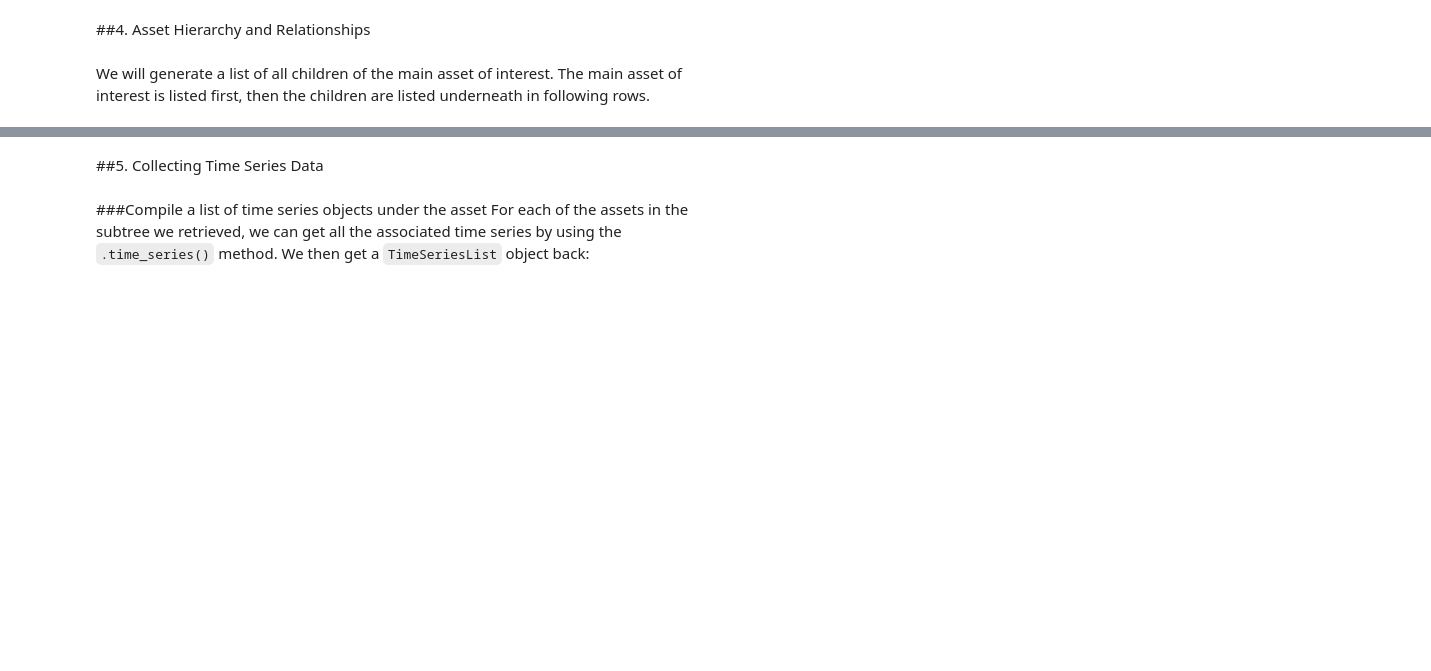
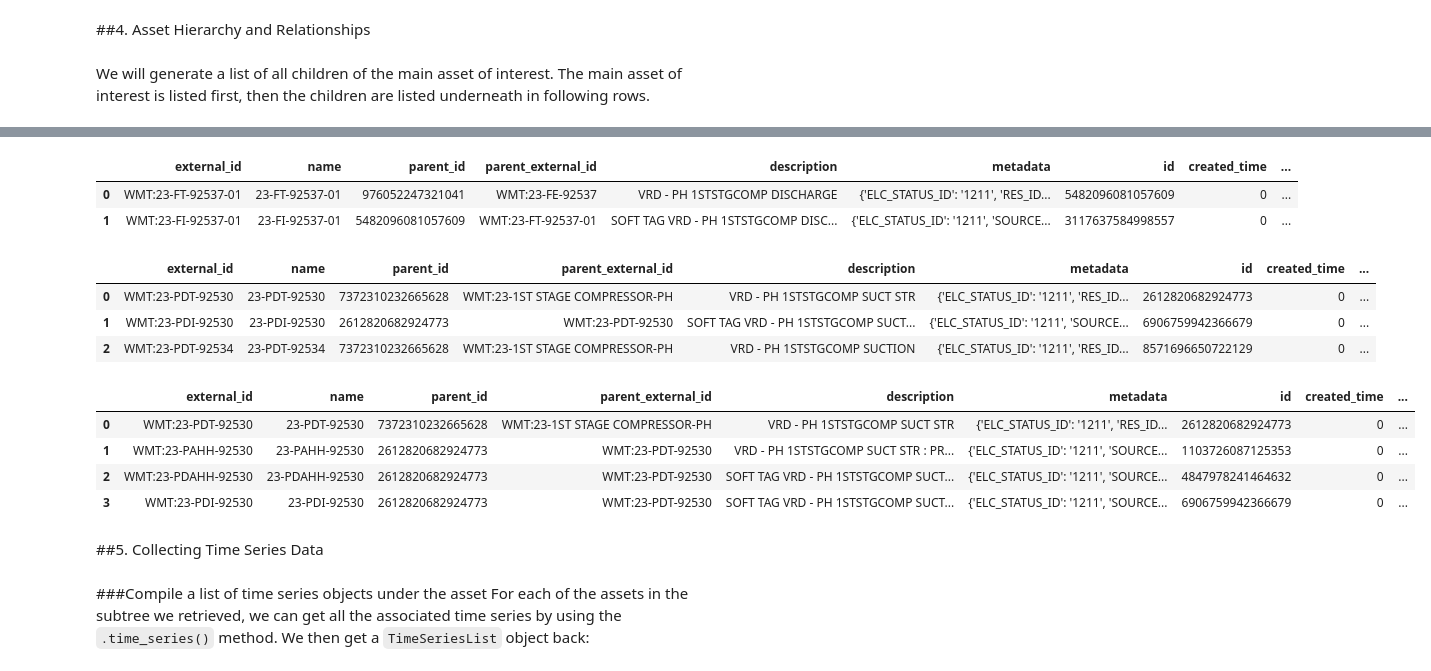
Before and after one commit to StephenJanesRadix/CogniteSDK, a Jupyter notebook: Introduction_to_Cognite_Python_SDK.ipynb, the cells around one changed output, grey strips where cells are left out. Saved outputs shown, nothing was run; the diff lists cells and outputs as text; code cells hidden in the pictures; blank space fills up the shorter version.

```diff
--- a/Introduction_to_Cognite_Python_SDK.ipynb
+++ b/Introduction_to_Cognite_Python_SDK.ipynb
@@ -135,6 +156,29 @@ subtree[:5]
 | 2 | WMT:230900 | 230900 | 3111454725058294 | WMT:23 | GAS COMPRESSION AND RE-INJECTION ... | {'ELC_STATUS_ID': '1211', 'SOURCE... | 6895991969886325 | 0 | ... |
 | 3 | WMT:23-TT-92604B | 23-TT-92604B | 6895991969886325 | WMT:230900 | VRD - PH 1STSTGDISCCOOL COOLMED IN | {'ELC_STATUS_ID': '1212', 'SOURCE... | 1150715783816357 | 0 | ... |
 | 4 | WMT:23-1ST STAGE COMPRESSION-PH | 23-1ST STAGE COMPRESSION-PH | 6895991969886325 | WMT:230900 | 1ST STAGE COMPRESSION ON PH | {'ELC_STATUS_ID': '1211', 'SOURCE... | 4518112062673878 | 0 | ... |
+# %%
+client.assets.retrieve_subtree(id=5482096081057609)
+# %% [output]
+|  | external_id | name | parent_id | parent_external_id | description | metadata | id | created_time | ... |
+| 0 | WMT:23-FT-92537-01 | 23-FT-92537-01 | 976052247321041 | WMT:23-FE-92537 | VRD - PH 1STSTGCOMP DISCHARGE | {'ELC_STATUS_ID': '1211', 'RES_ID... | 5482096081057609 | 0 | ... |
+| 1 | WMT:23-FI-92537-01 | 23-FI-92537-01 | 5482096081057609 | WMT:23-FT-92537-01 | SOFT TAG VRD - PH 1STSTGCOMP DISC... | {'ELC_STATUS_ID': '1211', 'SOURCE... | 3117637584998557 | 0 | ... |
+# %%
+asset_name = "23-PDT-92530"
+assets = client.assets.search(name=asset_name)
+assets[:3]
+# %% [output]
+|  | external_id | name | parent_id | parent_external_id | description | metadata | id | created_time | ... |
+| 0 | WMT:23-PDT-92530 | 23-PDT-92530 | 7372310232665628 | WMT:23-1ST STAGE COMPRESSOR-PH | VRD - PH 1STSTGCOMP SUCT STR | {'ELC_STATUS_ID': '1211', 'RES_ID... | 2612820682924773 | 0 | ... |
+| 1 | WMT:23-PDI-92530 | 23-PDI-92530 | 2612820682924773 | WMT:23-PDT-92530 | SOFT TAG VRD - PH 1STSTGCOMP SUCT... | {'ELC_STATUS_ID': '1211', 'SOURCE... | 6906759942366679 | 0 | ... |
+| 2 | WMT:23-PDT-92534 | 23-PDT-92534 | 7372310232665628 | WMT:23-1ST STAGE COMPRESSOR-PH | VRD - PH 1STSTGCOMP SUCTION | {'ELC_STATUS_ID': '1211', 'RES_ID... | 8571696650722129 | 0 | ... |
+# %%
+client.assets.retrieve_subtree(id=2612820682924773)
+# %% [output]
+|  | external_id | name | parent_id | parent_external_id | description | metadata | id | created_time | ... |
+| 0 | WMT:23-PDT-92530 | 23-PDT-92530 | 7372310232665628 | WMT:23-1ST STAGE COMPRESSOR-PH | VRD - PH 1STSTGCOMP SUCT STR | {'ELC_STATUS_ID': '1211', 'RES_ID... | 2612820682924773 | 0 | ... |
+| 1 | WMT:23-PAHH-92530 | 23-PAHH-92530 | 2612820682924773 | WMT:23-PDT-92530 | VRD - PH 1STSTGCOMP SUCT STR : PR... | {'ELC_STATUS_ID': '1211', 'SOURCE... | 1103726087125353 | 0 | ... |
+| 2 | WMT:23-PDAHH-92530 | 23-PDAHH-92530 | 2612820682924773 | WMT:23-PDT-92530 | SOFT TAG VRD - PH 1STSTGCOMP SUCT... | {'ELC_STATUS_ID': '1211', 'SOURCE... | 4847978241464632 | 0 | ... |
+| 3 | WMT:23-PDI-92530 | 23-PDI-92530 | 2612820682924773 | WMT:23-PDT-92530 | SOFT TAG VRD - PH 1STSTGCOMP SUCT... | {'ELC_STATUS_ID': '1211', 'SOURCE... | 6906759942366679 | 0 | ... |
 # %% [markdown]
 ##5. Collecting Time Series Data
 # %% [markdown]
```
Also changed, not shown: parts of 26 cells of this notebook.
